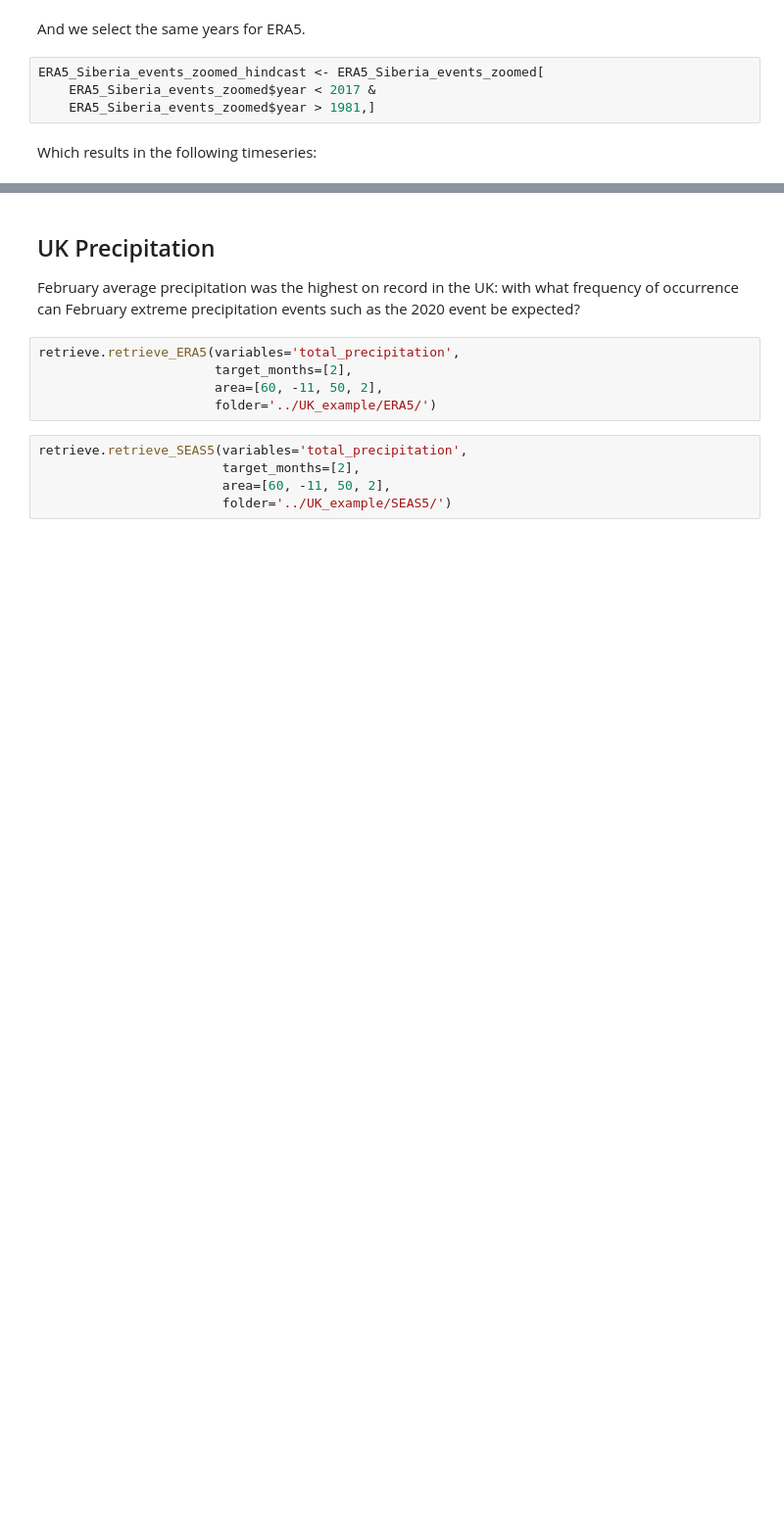
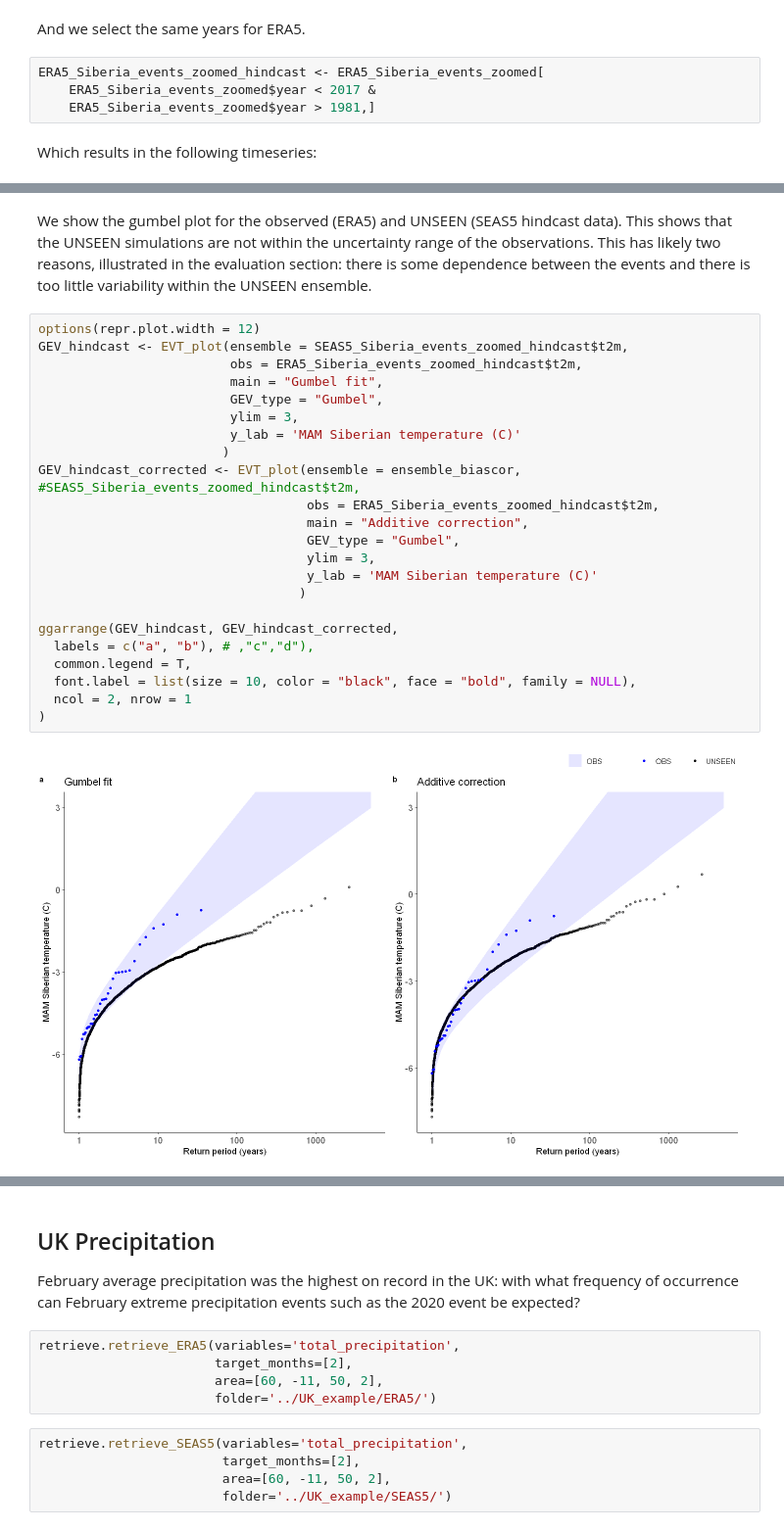
Before and after one commit to ECMWFCode4Earth/UNSEEN-open, a Jupyter notebook: doc/Notebooks/Examples.ipynb, the cells around one changed output, grey strips where cells are left out. Shown: that part at 98% size. Cells and saved outputs as stored; diff of their text form; blank space fills up the shorter version.

```diff
--- a/doc/Notebooks/Examples.ipynb
+++ b/doc/Notebooks/Examples.ipynb
@@ -187,0 +236,27 @@ fidelity_test(
+# %% [markdown]
+We show the gumbel plot for the observed (ERA5) and UNSEEN (SEAS5 hindcast data). This shows that the UNSEEN simulations are not within the uncertainty range of the observations. This has likely two reasons, illustrated in the evaluation section: there is some dependence between the events and there is too little variability within the UNSEEN ensemble.
+# %%
+options(repr.plot.width = 12)
+GEV_hindcast <- EVT_plot(ensemble = SEAS5_Siberia_events_zoomed_hindcast$t2m,
+                         obs = ERA5_Siberia_events_zoomed_hindcast$t2m,
+                         main = "Gumbel fit",
+                         GEV_type = "Gumbel",
+                         ylim = 3,
+                         y_lab = 'MAM Siberian temperature (C)'
+                        )
+GEV_hindcast_corrected <- EVT_plot(ensemble = ensemble_biascor, #SEAS5_Siberia_events_zoomed_hindcast$t2m,
+                                   obs = ERA5_Siberia_events_zoomed_hindcast$t2m,
+                                   main = "Additive correction",
+                                   GEV_type = "Gumbel",
+                                   ylim = 3,
+                                   y_lab = 'MAM Siberian temperature (C)'
+                                  )
+
+ggarrange(GEV_hindcast, GEV_hindcast_corrected,
+  labels = c("a", "b"), # ,"c","d"),
+  common.legend = T,
+  font.label = list(size = 10, color = "black", face = "bold", family = NULL),
+  ncol = 2, nrow = 1
+)
+# %% [output]
+[figure, added]
```
Also changed, not shown: parts of 19 cells of this notebook.
